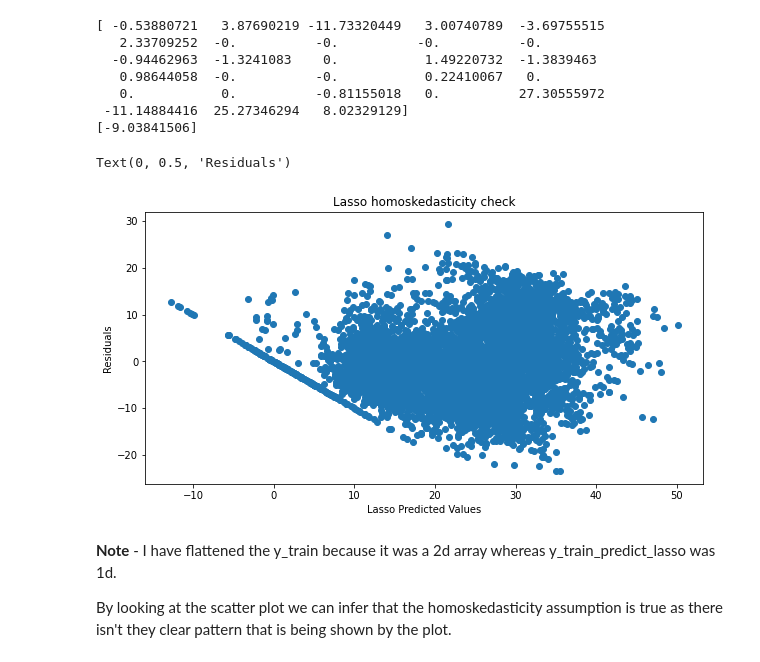
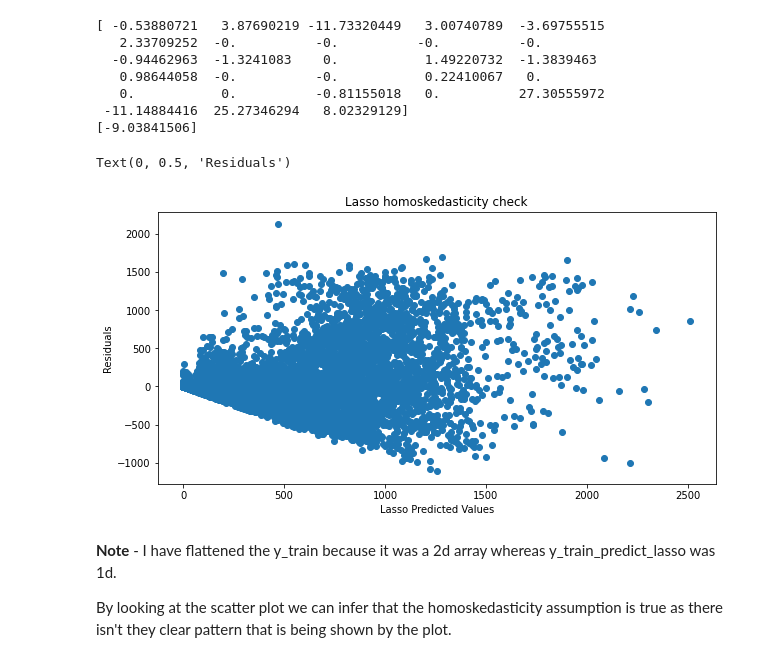
Before and after one commit to Shourya306/Bike-Sharing-Demand-Prediction-Regression, a Jupyter notebook: Bike_Sharing_Demand_Prediction_Capstone_Project.ipynb, the cells around one changed output. Drawn from its saved outputs; the diff is of its cells as text; code cells hidden in the pictures.

```diff
--- a/Bike_Sharing_Demand_Prediction_Capstone_Project.ipynb
+++ b/Bike_Sharing_Demand_Prediction_Capstone_Project.ipynb
@@ -873,16 +873,16 @@ y_train_predict_lasso = lasso.predict(X_train)
 # %%
 # Let us check if the assumptions of homoskedasticity and the residual mean ~= 0 are valid.
 # homoskedasticity check.
-residuals = y_train.flatten() - y_train_predict_lasso
-y_predicted_lasso = y_train_predict_lasso
+residuals_lasso = (((y_train.flatten())**2) - (y_train_predict_lasso)**2)
+y_predicted_lasso = y_train_predict_lasso**2
 plt.figure(figsize = (10,5))
-plt.scatter(x = y_predicted_lasso, y = residuals)
+plt.scatter(x = y_predicted_lasso, y = residuals_lasso)
 plt.title('Lasso homoskedasticity check')
 plt.xlabel('Lasso Predicted Values')
 plt.ylabel('Residuals')
 # %% [output]
 Text(0, 0.5, 'Residuals')
-[figure, old version]
+[figure, new version]
 # %% [markdown]
 **Note** - I have flattened the y_train because it was a 2d array whereas y_train_predict_lasso was 1d.
 
```
Also changed, not shown: parts of 66 cells of this notebook.
